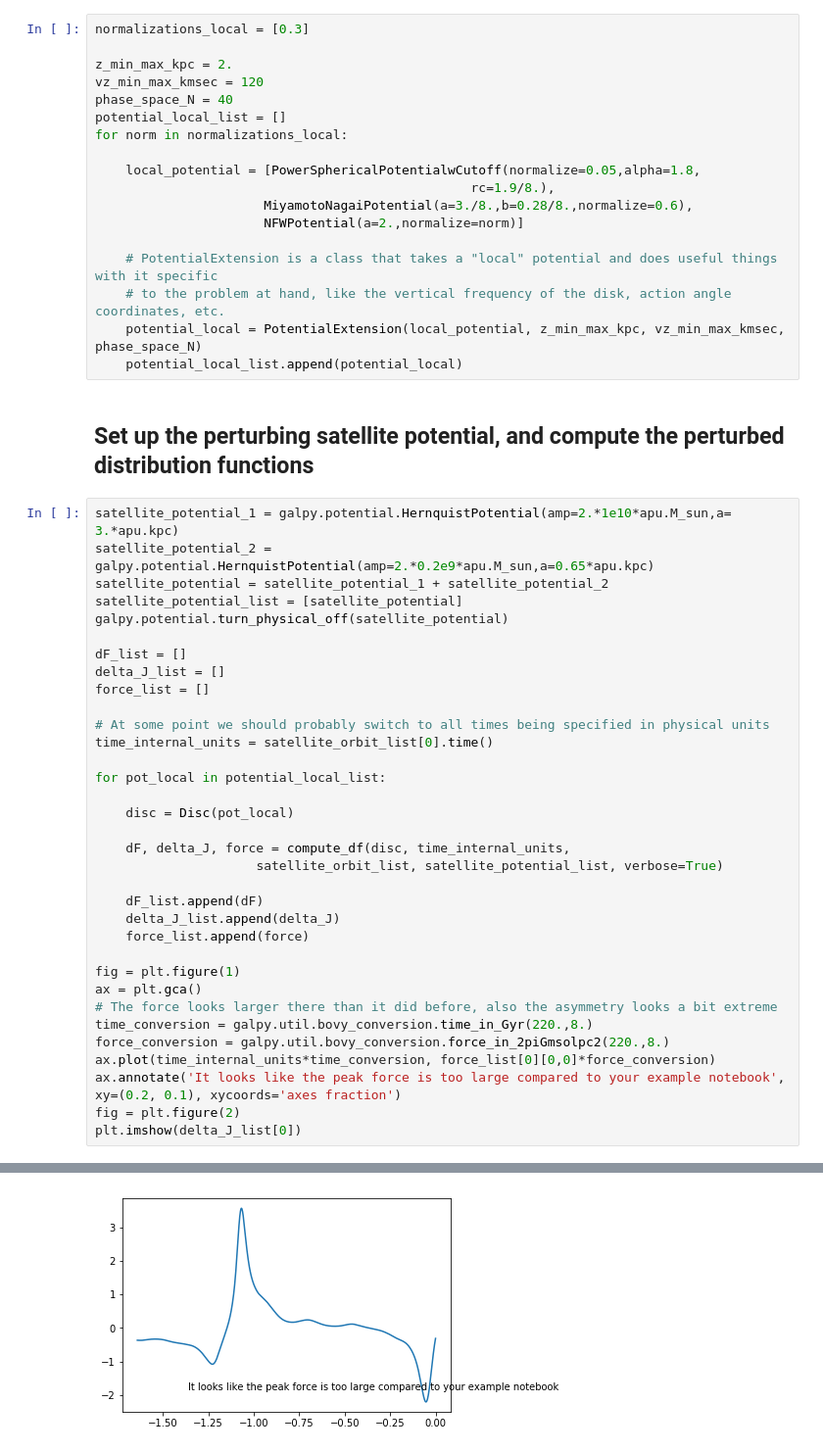
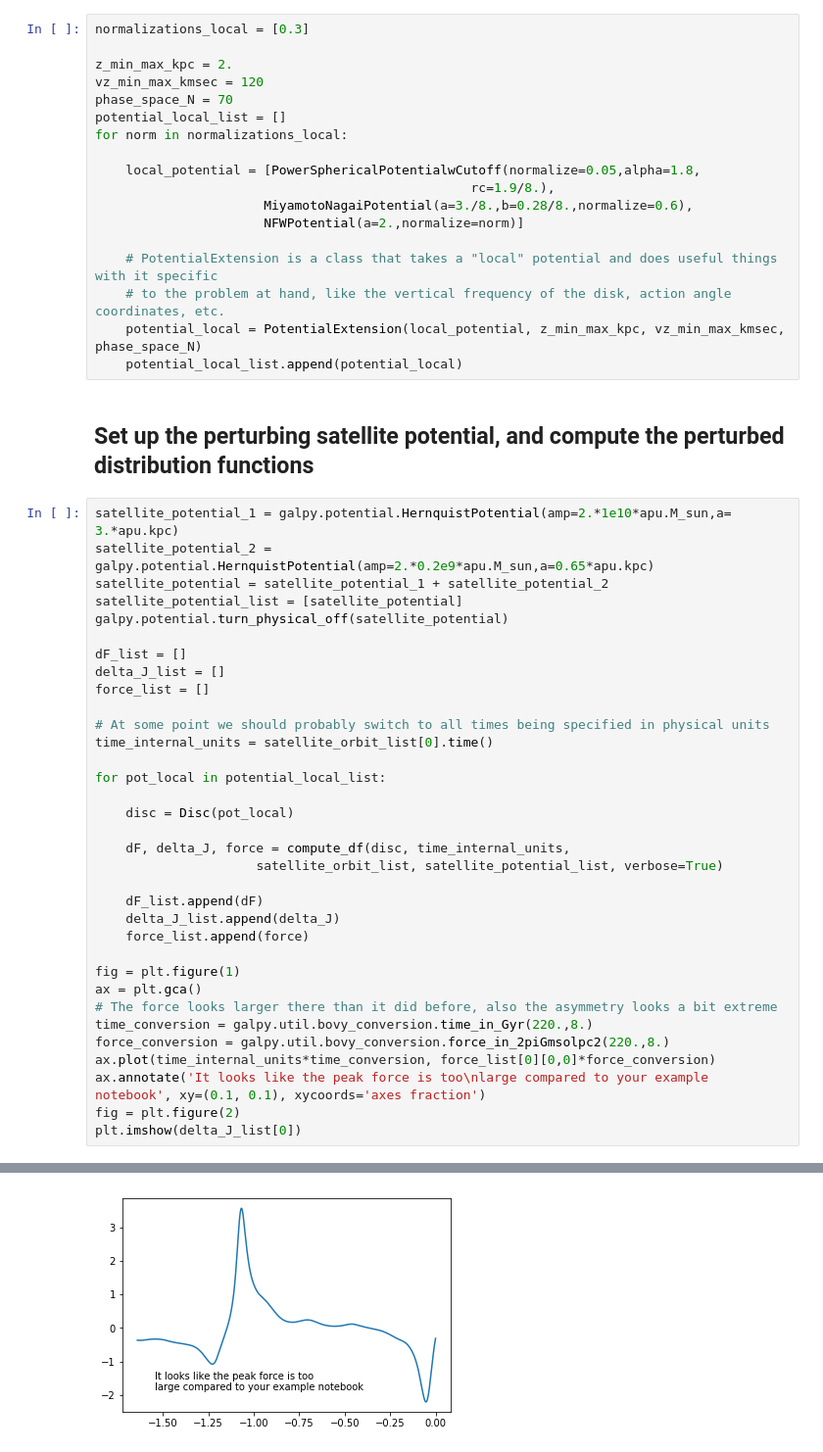
Before and after one commit to morganb-phys/wobbles, a Jupyter notebook: notebooks/example_notebook.ipynb, the cells around one changed output, grey strips where cells are left out. Shown: that part at 98% size. Drawn from its saved outputs; the diff is of its cells as text.

```diff
--- a/notebooks/example_notebook.ipynb
+++ b/notebooks/example_notebook.ipynb
@@ -41,7 +41,7 @@ normalizations_local = [0.3]
 
 z_min_max_kpc = 2.
 vz_min_max_kmsec = 120
-phase_space_N = 40
+phase_space_N = 70
 potential_local_list = []
 for norm in normalizations_local:
 
@@ -70,32 +70,32 @@ force_list = []
 # At some point we should probably switch to all times being specified in physical units
 time_internal_units = satellite_orbit_list[0].time()
 
 for pot_local in potential_local_list:
 
     disc = Disc(pot_local)
 
     dF, delta_J, force = compute_df(disc, time_internal_units,
                      satellite_orbit_list, satellite_potential_list, verbose=True)
 
     dF_list.append(dF)
     delta_J_list.append(delta_J)
     force_list.append(force)
 
 fig = plt.figure(1)
 ax = plt.gca()
 # The force looks larger there than it did before, also the asymmetry looks a bit extreme
 time_conversion = galpy.util.bovy_conversion.time_in_Gyr(220.,8.)
 force_conversion = galpy.util.bovy_conversion.force_in_2piGmsolpc2(220.,8.)
 ax.plot(time_internal_units*time_conversion, force_list[0][0,0]*force_conversion)
-ax.annotate('It looks like the peak force is too large compared to your example notebook', xy=(0.2, 0.1), xycoords='axes fraction')
+ax.annotate('It looks like the peak force is too\nlarge compared to your example notebook', xy=(0.1, 0.1), xycoords='axes fraction')
 fig = plt.figure(2)
 plt.imshow(delta_J_list[0])
 # %% [output]
 computing the force from 1 satellite orbits...
 evaluating at r_ovver_r0 = 1.0
 evaluating at vc_over_v0 = 0.9746794344808963
 computed a midplane density of 0.1000423195779405 [Msun/pc^3]
 local velocity dispersion (km/sec):  20.5
 vertical frequency:  2.716352227183267
 <matplotlib.image.AxesImage at 0x...>
-[figure, old version]
+[figure, new version]
```
Also changed, not shown: parts of 4 cells of this notebook.
